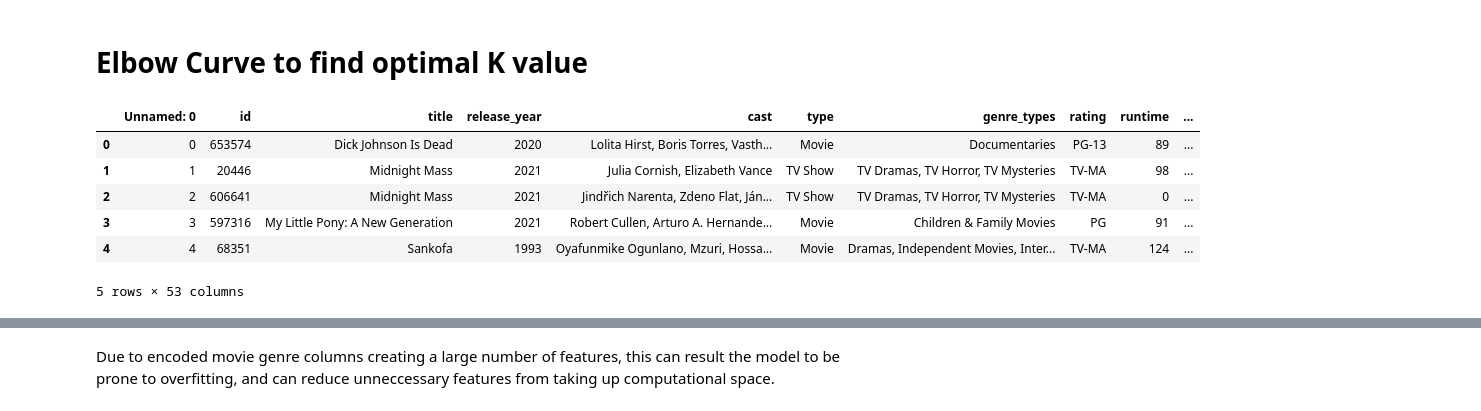
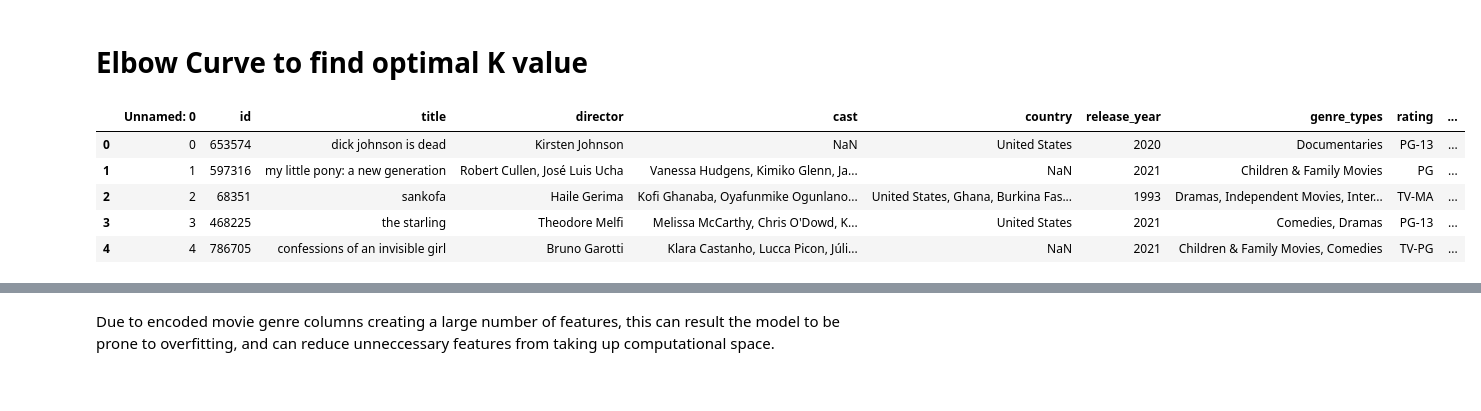
Before and after one commit to qudsia99/movie_recommender, a Jupyter notebook: machine_learning/KNN.ipynb, the cells around one changed output, grey strips where cells are left out. Drawn from its saved outputs; the diff is of its cells as text; code cells hidden in the pictures.

```diff
--- a/machine_learning/KNN.ipynb
+++ b/machine_learning/KNN.ipynb
@@ -14,14 +13,13 @@ import matplotlib.pyplot as plt
 # %% [markdown]
 # Elbow Curve to find optimal K value
 # %%
-# Read in CSV file
-df = pd.read_csv(Path("../cleaned_data/merged_data.csv"))
+# Reading in file
+df = pd.read_csv(Path("../cleaned_data/movie_data.csv"))
 df.head()
 # %% [output]
-|  | Unnamed: 0 | id | title | release_year | cast | type | genre_types | rating | runtime | ... |
-| 0 | 0 | 653574 | Dick Johnson Is Dead | 2020 | Lolita Hirst, Boris Torres, Vasth... | Movie | Documentaries | PG-13 | 89 | ... |
-| 1 | 1 | 20446 | Midnight Mass | 2021 | Julia Cornish, Elizabeth Vance | TV Show | TV Dramas, TV Horror, TV Mysteries | TV-MA | 98 | ... |
-| 2 | 2 | 606641 | Midnight Mass | 2021 | Jindřich Narenta, Zdeno Flat, Ján... | TV Show | TV Dramas, TV Horror, TV Mysteries | TV-MA | 0 | ... |
-| 3 | 3 | 597316 | My Little Pony: A New Generation | 2021 | Robert Cullen, Arturo A. Hernande... | Movie | Children & Family Movies | PG | 91 | ... |
-| 4 | 4 | 68351 | Sankofa | 1993 | Oyafunmike Ogunlano, Mzuri, Hossa... | Movie | Dramas, Independent Movies, Inter... | TV-MA | 124 | ... |
+|  | Unnamed: 0 | id | title | director | cast | country | release_year | genre_types | rating | ... |
+| 0 | 0 | 653574 | dick johnson is dead | Kirsten Johnson | NaN | United States | 2020 | Documentaries | PG-13 | ... |
+| 1 | 1 | 597316 | my little pony: a new generation | Robert Cullen, José Luis Ucha | Vanessa Hudgens, Kimiko Glenn, Ja... | NaN | 2021 | Children & Family Movies | PG | ... |
+| 2 | 2 | 68351 | sankofa | Haile Gerima | Kofi Ghanaba, Oyafunmike Ogunlano... | United States, Ghana, Burkina Fas... | 1993 | Dramas, Independent Movies, Inter... | TV-MA | ... |
+| 3 | 3 | 468225 | the starling | Theodore Melfi | Melissa McCarthy, Chris O'Dowd, K... | United States | 2021 | Comedies, Dramas | PG-13 | ... |
+| 4 | 4 | 786705 | confessions of an invisible girl | Bruno Garotti | Klara Castanho, Lucca Picon, Júli... | NaN | 2021 | Children & Family Movies, Comedies | TV-PG | ... |
-5 rows × 53 columns
```
Also changed, not shown: parts of 38 cells of this notebook.
